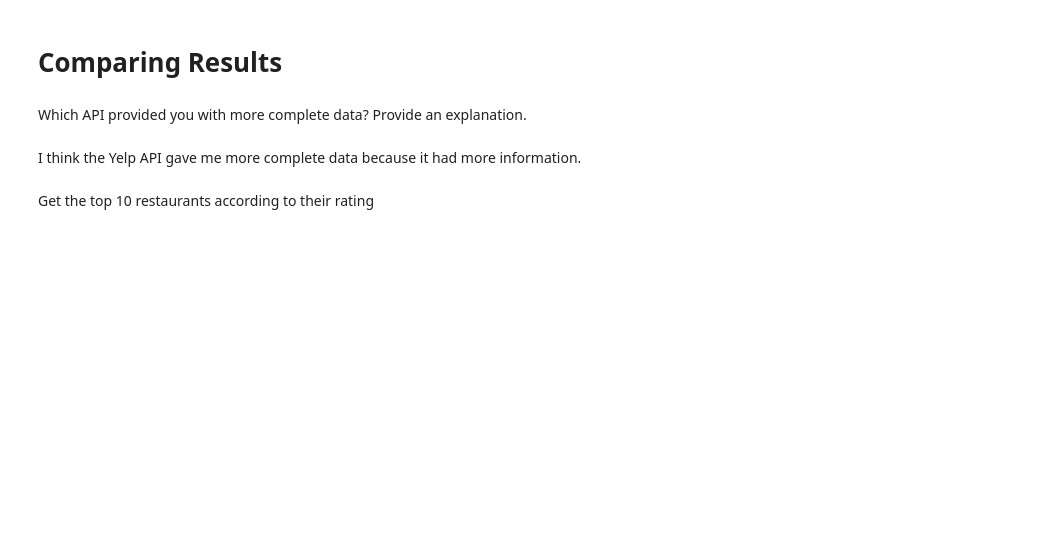
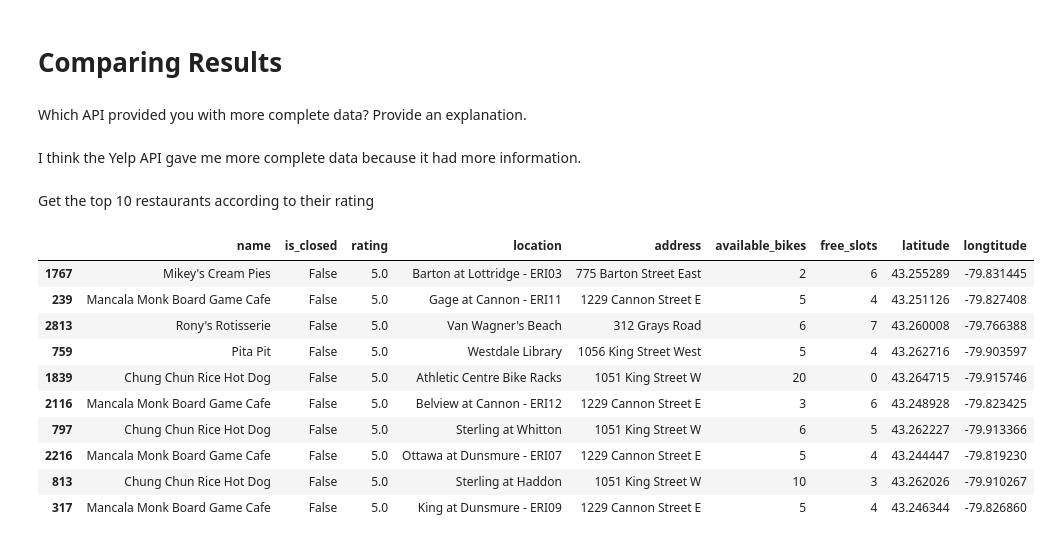
Before and after one commit to Ranaal-suffi/Project_2, a Jupyter notebook: notebooks/yelp_foursquare_EDA.ipynb, the cells around one changed output. Cells and saved outputs as stored; diff of their text form; code cells hidden in the pictures; blank space fills up the shorter version.

```diff
--- a/notebooks/yelp_foursquare_EDA.ipynb
+++ b/notebooks/yelp_foursquare_EDA.ipynb
@@ -71,0 +86,17 @@ df_businesses.sort_values(['rating'], ascending = False).head(10)
+# %%
+#using the joint data to get the top 10
+yelp_bikes_df= pd.read_json('yelp_bikes_df.json')
+#yelp_bikes_df.head()
+yelp_bikes_df.sort_values(['rating'], ascending = False).head(10)
+# %% [output]
+|  | name | is_closed | rating | location | address | available_bikes | free_slots | latitude | longtitude |
+| 1767 | Mikey's Cream Pies | False | 5.0 | Barton at Lottridge - ERI03 | 775 Barton Street East | 2 | 6 | 43.255289 | -79.831445 |
+| 239 | Mancala Monk Board Game Cafe | False | 5.0 | Gage at Cannon - ERI11 | 1229 Cannon Street E | 5 | 4 | 43.251126 | -79.827408 |
+| 2813 | Rony's Rotisserie | False | 5.0 | Van Wagner's Beach | 312 Grays Road | 6 | 7 | 43.260008 | -79.766388 |
+| 759 | Pita Pit | False | 5.0 | Westdale Library | 1056 King Street West | 5 | 4 | 43.262716 | -79.903597 |
+| 1839 | Chung Chun Rice Hot Dog | False | 5.0 | Athletic Centre Bike Racks | 1051 King Street W | 20 | 0 | 43.264715 | -79.915746 |
+| 2116 | Mancala Monk Board Game Cafe | False | 5.0 | Belview at Cannon - ERI12 | 1229 Cannon Street E | 3 | 6 | 43.248928 | -79.823425 |
+| 797 | Chung Chun Rice Hot Dog | False | 5.0 | Sterling at Whitton | 1051 King Street W | 6 | 5 | 43.262227 | -79.913366 |
+| 2216 | Mancala Monk Board Game Cafe | False | 5.0 | Ottawa at Dunsmure - ERI07 | 1229 Cannon Street E | 5 | 4 | 43.244447 | -79.819230 |
+| 813 | Chung Chun Rice Hot Dog | False | 5.0 | Sterling at Haddon | 1051 King Street W | 10 | 3 | 43.262026 | -79.910267 |
+| 317 | Mancala Monk Board Game Cafe | False | 5.0 | King at Dunsmure - ERI09 | 1229 Cannon Street E | 5 | 4 | 43.246344 | -79.826860 |
```
Also changed, not shown: parts of 7 cells of this notebook, 7 other files.
